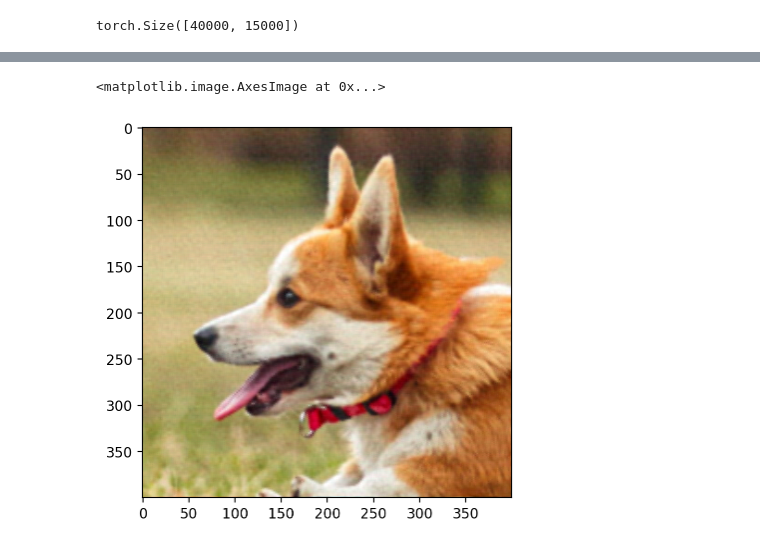
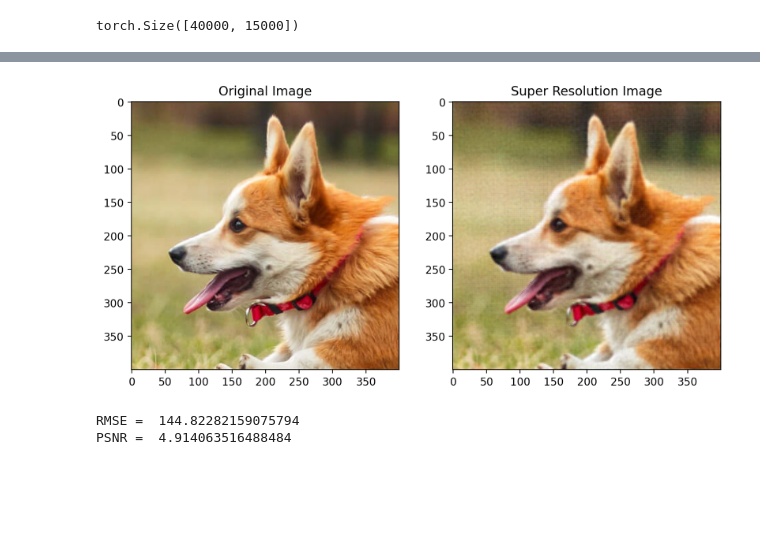
Before and after one commit to HarshilShah1804/ES335_Assignment2, a Jupyter notebook: Task_3.ipynb, the cells around one changed output, grey strips where cells are left out. Saved outputs shown, nothing was run; the diff lists cells and outputs as text; code cells hidden in the pictures; blank space fills up the shorter version.

```diff
--- a/Task_3.ipynb
+++ b/Task_3.ipynb
@@ -76,6 +71,7 @@ tensor([[[0.4824, 0.3843, 0.2510],
 # %%
 def create_coordinate_map(img):
     """
+    Function to create a coordinate map for the image
     img: torch.Tensor of shape (num_channels, height, width)
 
     return: tuple of torch.Tensor of shape (height * width, 2) and torch.Tensor of shape (height * width, num_channels)
@@ -224,8 +226,14 @@ tensor([[ 0.0038, -0.0023, -0.0014,  ..., -0.0115, -0.0063, -0.0080]])
 # %%
 def super_resolution(model, X):
     """
+    Function to get output from the model
+
+    Input:
     model: torch.nn.Module
-    X: torch.Tensor of shape (num_samples, 2 (X,Y))
+    X: co-ordinates torch.Tensor of shape (num_samples, 2 (X,Y))
+
+    Returns:
+    Y: output image torch.Tensor of shape (num_samples, 3 (R,G,B))
     """
     with torch.no_grad():
         model.eval()
@@ -243,8 +247,51 @@ plt.imshow(super_resolution_img)
 # %%
 for i in range(0,len(super_resolution_img),2):
     for j in range(0,len(super_resolution_img[0]),2):
         super_resolution_img[i][j] = img_scaled[i//2][j//2]
-plt.imshow(super_resolution_img)
+fig, ax = plt.subplots(1, 2, figsize=(10, 5))
+ax[0].imshow(cropped_image.permute(1, 2, 0))
+ax[0].set_title('Original Image')
+ax[1].imshow(super_resolution_img)
+ax[1].set_title('Super Resolution Image')
+plt.show()
 # %% [output]
-<matplotlib.image.AxesImage at 0x...>
-[figure, old version]
+[figure, new version]
+# %%
+def rmse(image1, image2):
+    '''
+    Function to return the root mean square error between two images
+    Inputs:
+    image1: First image
+    image2: Second image
+
+    Returns:
+    rmse: Root mean square error between the two images
+    '''
+    image1 = image1.detach().cpu().numpy().astype(np.float64)
+    image2 = image2.detach().cpu().numpy().astype(np.float64)
+    return np.sqrt(np.mean((image1 - image2) ** 2))
+
+def peak_snr(image1, image2):
+    '''
+    Function to return the peak signal to noise ratio between two images
+    Inputs:
+    image1: First image
+    image2: Second image
+
+    Returns:
+    psnr: Peak signal to noise ratio between the two images
+    '''
+    image1 = image1.detach().cpu().numpy().astype(np.float64)
+    image2 = image2.detach().cpu().numpy().astype(np.float64)
+    mse = np.mean((image1 - image2) ** 2)
+    if mse == 0:
+        return 100
+    max_pixel = 255.0
+    psnr = 20 * np.log10(max_pixel / np.sqrt(mse))
+    return psnr
+
+print("RMSE = ", rmse(cropped_image, torch.tensor(super_resolution_img).permute(2,0,1)))
+print("PSNR = ", peak_snr(cropped_image, torch.tensor(super_resolution_img).permute(2,0,1)))
+# %% [output]
+RMSE =  144.82282159075794
+PSNR =  4.914063516488484
```
Also changed, not shown: parts of 20 cells of this notebook, 3 other files.
